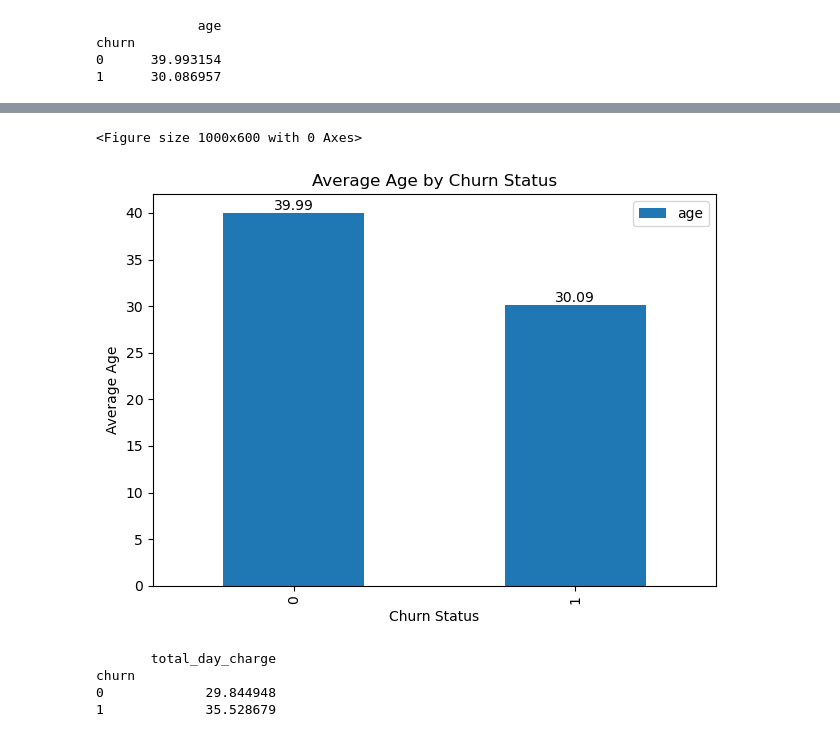
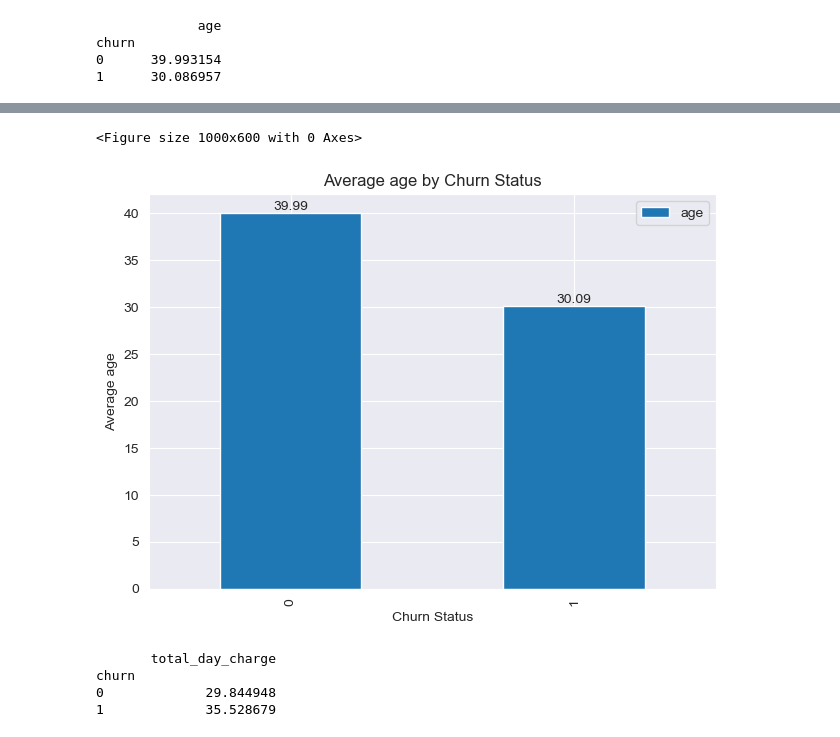
Before and after one commit to Lerch17/Project-1-, a Jupyter notebook: cody/customer-churn-prediction-2020/notebook.ipynb, the cells around one changed output, grey strips where cells are left out. Saved outputs shown, nothing was run; the diff lists cells and outputs as text; code cells hidden in the pictures.

Commit message:
added even more graphs to look at and choose for presentation.

```diff
--- a/cody/customer-churn-prediction-2020/notebook.ipynb
+++ b/cody/customer-churn-prediction-2020/notebook.ipynb
@@ -63,3 +63,12 @@ churn_rate = churn_rate * 100
 churn_rate
 # %% [output]
 14.070588235294117
+# %%
+plt.figure(figsize=(9,6), facecolor='slategray')
+churn = df['churn'].value_counts()
+colors = ['teal', 'indianred']
+sns.set_style('darkgrid')
+plt.pie(churn, labels=churn.index, autopct=lambda pct: pie_label(pct, churn), colors=colors, shadow=True, textprops=dict(color='white', fontsize=18))
+plt.title("Customer Churn", color='white', loc='center', weight='bold', fontsize=20)
+plt.legend(title='is churn')
+plt.show()
@@ -672,3 +715,20 @@ print(pivot_age_churn)
 churn
 0      39.993154
 1      30.086957
+# %%
+# Create the plot
+plt.figure(figsize=(10, 6))
+pivot_age_churn.plot(kind='box')
+
+# Customize the plot
+plt.title('Average age by Churn Status')
+plt.xlabel('Churn Status')
+plt.ylabel('Average age')
+
+# Add value labels on top of each bar
+for i, v in enumerate(pivot_age_churn['age']):
+    plt.text(i, v, f'{v:.2f}', ha='center', va='bottom' if v > 0 else 'top')
+
+# Display the plot
+plt.tight_layout()
+plt.show()
@@ -675,22 +738,22 @@ churn
 # %%
 # Create the plot
 plt.figure(figsize=(10, 6))
 pivot_age_churn.plot(kind='bar')
 
 # Customize the plot
-plt.title('Average Age by Churn Status')
+plt.title('Average age by Churn Status')
 plt.xlabel('Churn Status')
-plt.ylabel('Average Age')
+plt.ylabel('Average age')
 
 # Add value labels on top of each bar
 for i, v in enumerate(pivot_age_churn['age']):
     plt.text(i, v, f'{v:.2f}', ha='center', va='bottom' if v > 0 else 'top')
 
 # Display the plot
 plt.tight_layout()
 plt.show()
 # %% [output]
 <Figure size 1000x600 with 0 Axes>
-[figure, old version]
+[figure, new version]
 # %%
 pivot_charge_churn = pd.pivot_table(telcom_data_df,
```
Also changed, not shown: parts of 18 cells of this notebook.
